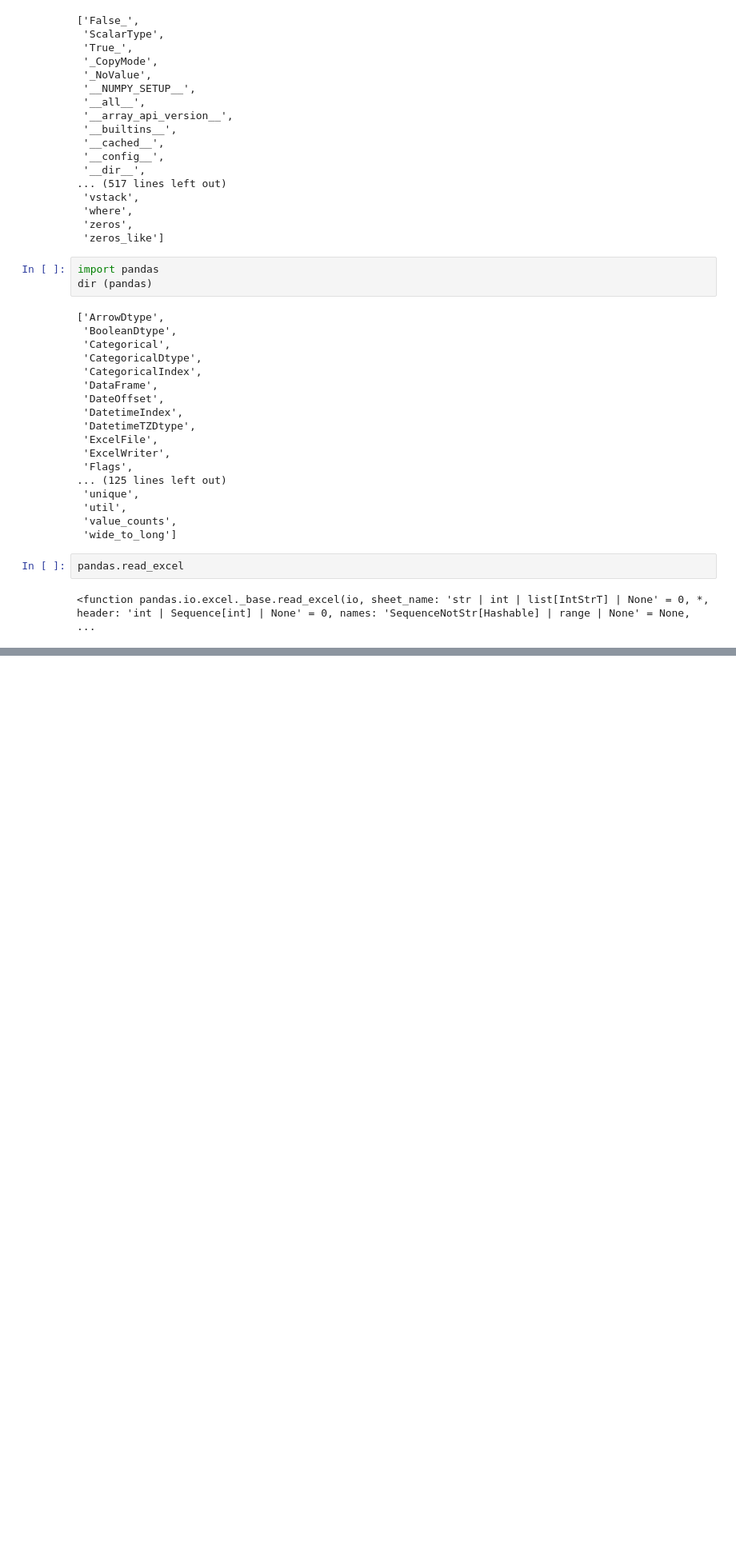
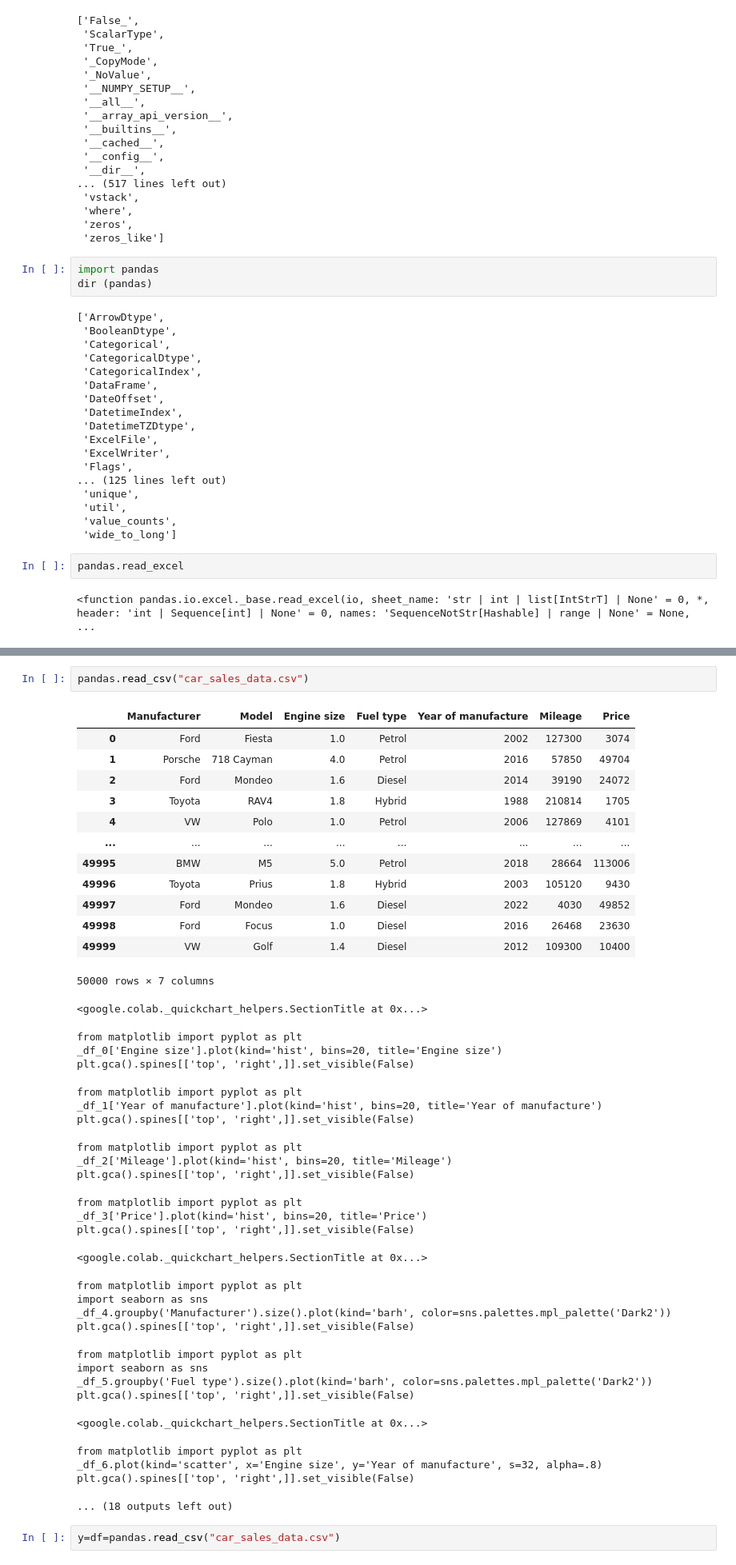
Before and after one commit to padmaganga/my-first-code, a Jupyter notebook: python_code_start_.ipynb, the cells around one changed output, grey strips where cells are left out. Shown at 80% size. Saved outputs shown, nothing was run; the diff lists cells and outputs as text; blank space fills up the shorter version.

```diff
--- a/python_code_start_.ipynb
+++ b/python_code_start_.ipynb
@@ -238,0 +242,45 @@ uploaded
+# %%
+pandas.read_csv("car_sales_data.csv")
+# %% [output]
+|  | Manufacturer | Model | Engine size | Fuel type | Year of manufacture | Mileage | Price |
+| 0 | Ford | Fiesta | 1.0 | Petrol | 2002 | 127300 | 3074 |
+| 1 | Porsche | 718 Cayman | 4.0 | Petrol | 2016 | 57850 | 49704 |
+| 2 | Ford | Mondeo | 1.6 | Diesel | 2014 | 39190 | 24072 |
+| 3 | Toyota | RAV4 | 1.8 | Hybrid | 1988 | 210814 | 1705 |
+| 4 | VW | Polo | 1.0 | Petrol | 2006 | 127869 | 4101 |
+| ... | ... | ... | ... | ... | ... | ... | ... |
+| 49995 | BMW | M5 | 5.0 | Petrol | 2018 | 28664 | 113006 |
+| 49996 | Toyota | Prius | 1.8 | Hybrid | 2003 | 105120 | 9430 |
+| 49997 | Ford | Mondeo | 1.6 | Diesel | 2022 | 4030 | 49852 |
+| 49998 | Ford | Focus | 1.0 | Diesel | 2016 | 26468 | 23630 |
+| 49999 | VW | Golf | 1.4 | Diesel | 2012 | 109300 | 10400 |
+50000 rows × 7 columns
+<google.colab._quickchart_helpers.SectionTitle at 0x...>
+from matplotlib import pyplot as plt
+_df_0['Engine size'].plot(kind='hist', bins=20, title='Engine size')
+plt.gca().spines[['top', 'right',]].set_visible(False)
+from matplotlib import pyplot as plt
+_df_1['Year of manufacture'].plot(kind='hist', bins=20, title='Year of manufacture')
+plt.gca().spines[['top', 'right',]].set_visible(False)
+from matplotlib import pyplot as plt
+_df_2['Mileage'].plot(kind='hist', bins=20, title='Mileage')
+plt.gca().spines[['top', 'right',]].set_visible(False)
+from matplotlib import pyplot as plt
+_df_3['Price'].plot(kind='hist', bins=20, title='Price')
+plt.gca().spines[['top', 'right',]].set_visible(False)
+<google.colab._quickchart_helpers.SectionTitle at 0x...>
+from matplotlib import pyplot as plt
+import seaborn as sns
+_df_4.groupby('Manufacturer').size().plot(kind='barh', color=sns.palettes.mpl_palette('Dark2'))
+plt.gca().spines[['top', 'right',]].set_visible(False)
+from matplotlib import pyplot as plt
+import seaborn as sns
+_df_5.groupby('Fuel type').size().plot(kind='barh', color=sns.palettes.mpl_palette('Dark2'))
+plt.gca().spines[['top', 'right',]].set_visible(False)
+<google.colab._quickchart_helpers.SectionTitle at 0x...>
+from matplotlib import pyplot as plt
+_df_6.plot(kind='scatter', x='Engine size', y='Year of manufacture', s=32, alpha=.8)
+plt.gca().spines[['top', 'right',]].set_visible(False)
+... (18 outputs left out)
+# %%
+y=df=pandas.read_csv("car_sales_data.csv")
```
Also changed, not shown: parts of 20 cells of this notebook.
